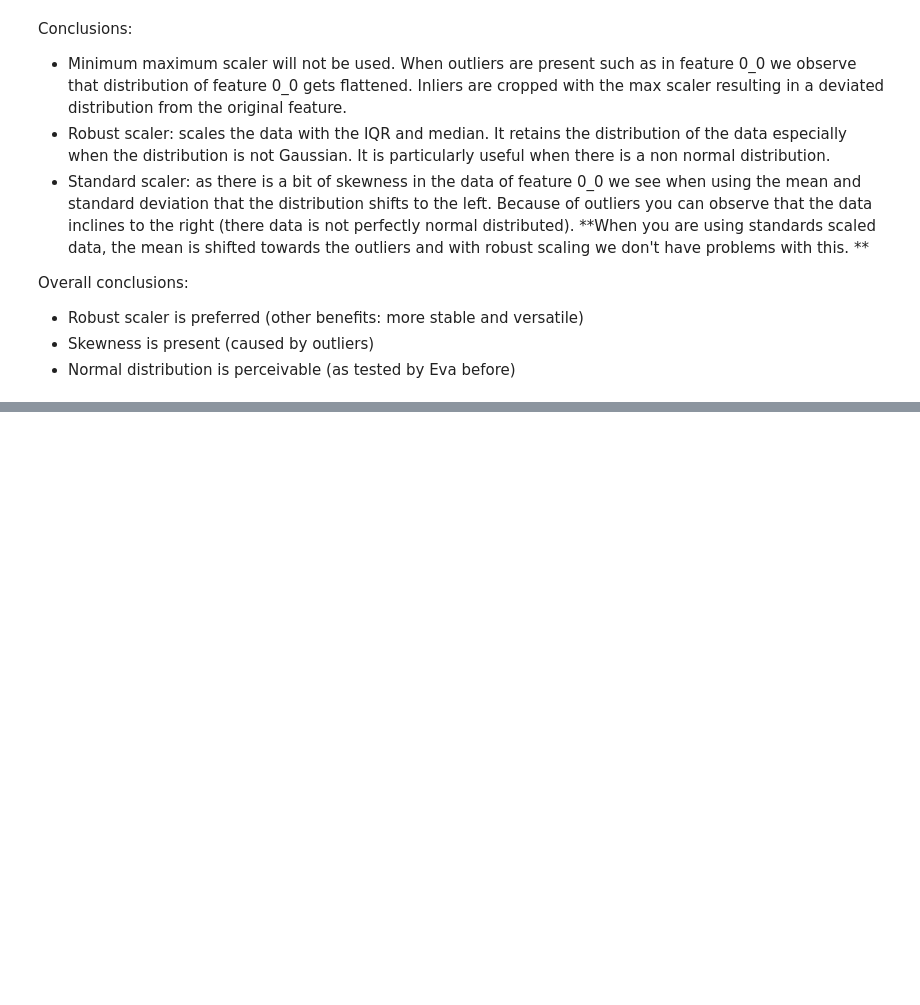
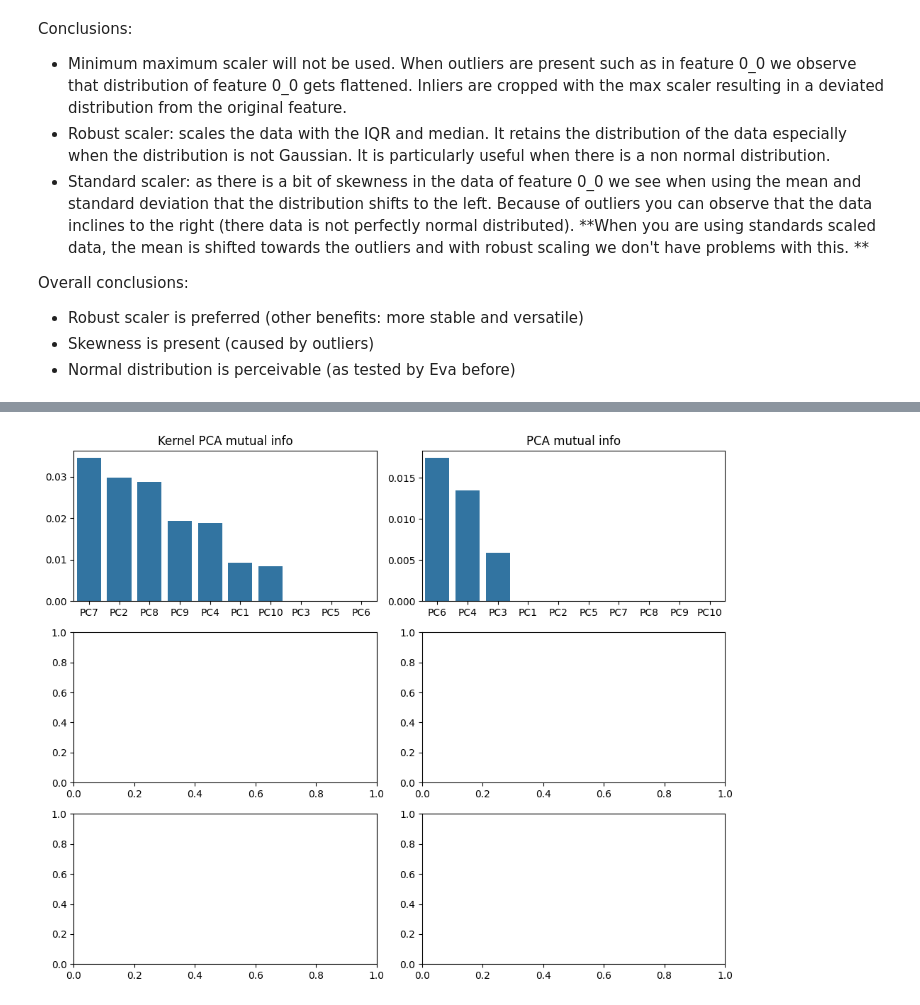
Before and after one commit to bramvandeurzen934/Group16_ECG, a Jupyter notebook: assignment_ecg_normalisation.ipynb, the cells around one changed output, grey strips where cells are left out. Saved outputs shown, nothing was run; the diff lists cells and outputs as text; code cells hidden in the pictures; blank space fills up the shorter version.

Commit message:
PCA and feature selection

```diff
--- a/assignment_ecg_normalisation.ipynb
+++ b/assignment_ecg_normalisation.ipynb
@@ -468,0 +529,15 @@ Overall conclusions:
+# %%
+fig, axes = plt.subplots(3,2,figsize = [10,8])
+from sklearn.feature_selection import mutual_info_classif, SelectKBest, RFECV
+mutual_info_kpca = pd.Series(mutual_info_classif(X_train_kpca,y_train),index = X_train_kpca.columns).sort_values(ascending=False)
+mutual_info_pca = pd.Series(mutual_info_classif(X_train_pca,y_train),index = X_train_kpca.columns).sort_values(ascending=False)
+
+
+sns.barplot(mutual_info_kpca,ax = axes[0,0])
+axes[0,0].set_title('Kernel PCA mutual info')
+sns.barplot(mutual_info_pca, ax = axes[0,1])
+axes[0,1].set_title('PCA mutual info')
+
+plt.tight_layout()
+# %% [output]
+[figure, added]
```
Also changed, not shown: parts of 10 cells of this notebook.
